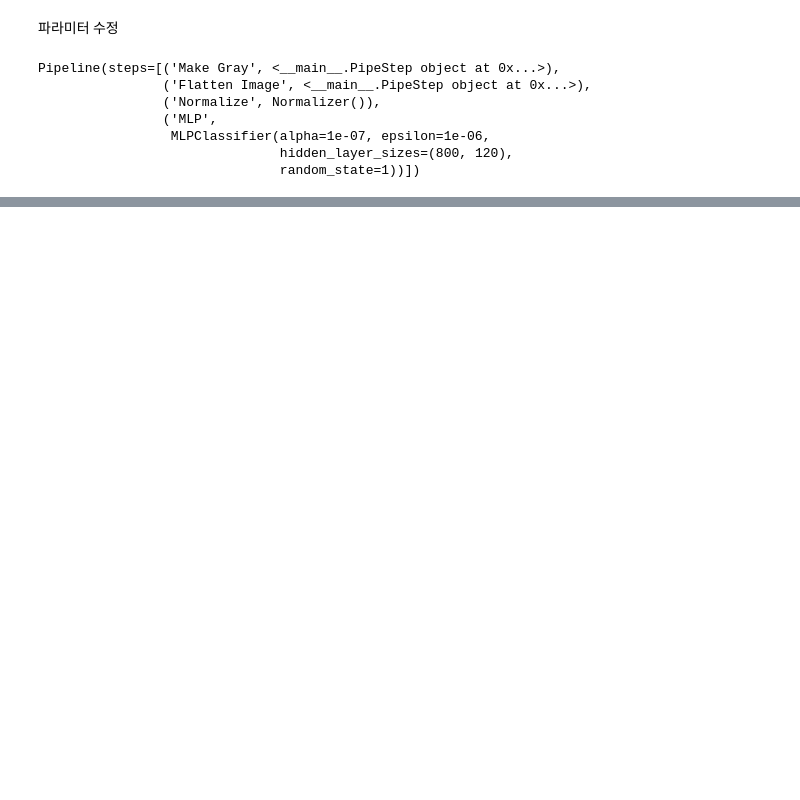
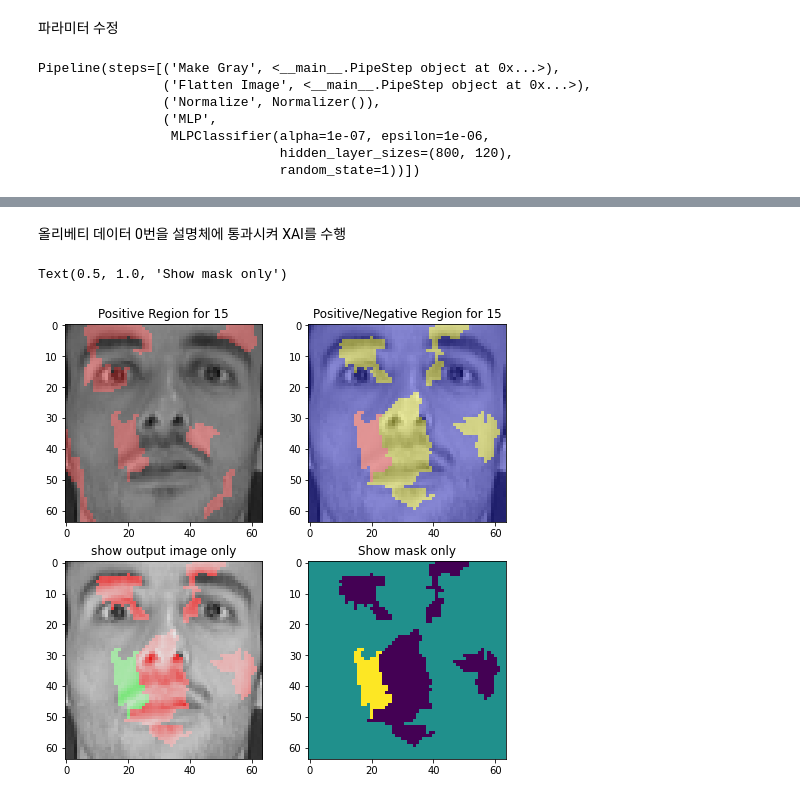
Before and after one commit to hhc703/XAI, a Jupyter notebook: ImageDataLIME.ipynb, the cells around one changed output, grey strips where cells are left out. Saved outputs shown, nothing was run; the diff lists cells and outputs as text; code cells hidden in the pictures; blank space fills up the shorter version.

```diff
--- a/ImageDataLIME.ipynb
+++ b/ImageDataLIME.ipynb
@@ -240,0 +266,5 @@ weighted avg       0.91      0.89      0.89       120
+# %%
+explainer = lime_image.LimeImageExplainer()
+
+#이미지 분할 알고리즘 : quickshift(기본), slic, felzenszwalb
+segmenter = SegmentationAlgorithm('slic', n_segments=100, compactness=1, sigma=1)
@@ -240,0 +273,10 @@ weighted avg       0.91      0.89      0.89       120
+# %%
+%%time
+
+olivetti_test_index = 0
+
+exp = explainer.explain_instance(X_test[olivetti_test_index],
+                                 classifier_fn = simple_pipeline.predict_proba,
+                                 top_labels=6,
+                                 num_samples=1000,
+                                 segmentation_fn=segmenter)
@@ -240,0 +286,36 @@ weighted avg       0.91      0.89      0.89       120
+# %% [markdown]
+올리베티 데이터 0번을 설명체에 통과시켜 XAI를 수행
+# %%
+from skimage.color import label2rgb
+
+#캔버스 설정
+fig, ((ax1, ax2), (ax3, ax4)) = plt.subplots(2,2, figsize = (8, 8))
+
+#예측에 도움이 되는 세그먼트 출력하기
+temp, mask = exp.get_image_and_mask(y_test[olivetti_test_index],
+                                    positive_only=True,
+                                    num_features=8,
+                                    hide_rest=False)
+ax1.imshow(label2rgb(mask, temp, bg_label = 0),
+           interpolation = 'nearest')
+ax1.set_title('Positive Region for {}'.format(y_test[olivetti_test_index]))
+
+#모든 세그먼트 출력하기ㅣ
+temp, mask = exp.get_image_and_mask(y_test[olivetti_test_index],
+                                    positive_only=False,
+                                    num_features=8,
+                                    hide_rest=False)
+ax2.imshow(label2rgb(4 - mask, temp, bg_label = 0),
+           interpolation = 'nearest')
+ax2.set_title('Positive/Negative Region for {}'.format(y_test[olivetti_test_index]))
+
+#이미지만 출력
+ax3.imshow(temp, interpolation = 'nearest')
+ax3.set_title('show output image only')
+
+#마스크만 출력
+ax4.imshow(mask, interpolation = 'nearest')
+ax4.set_title('Show mask only')
+# %% [output]
+Text(0.5, 1.0, 'Show mask only')
+[figure, added]
```
Also changed, not shown: parts of 10 cells of this notebook.
